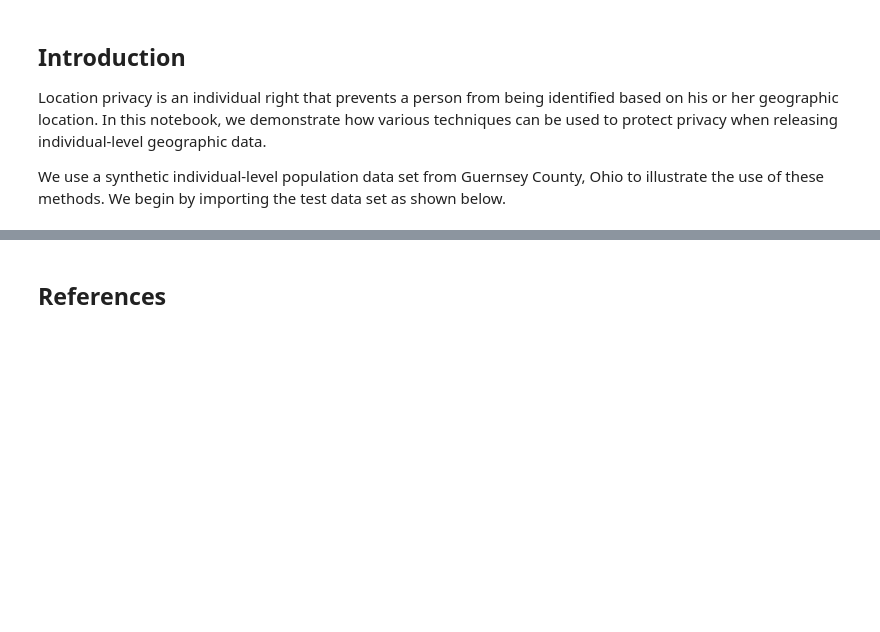
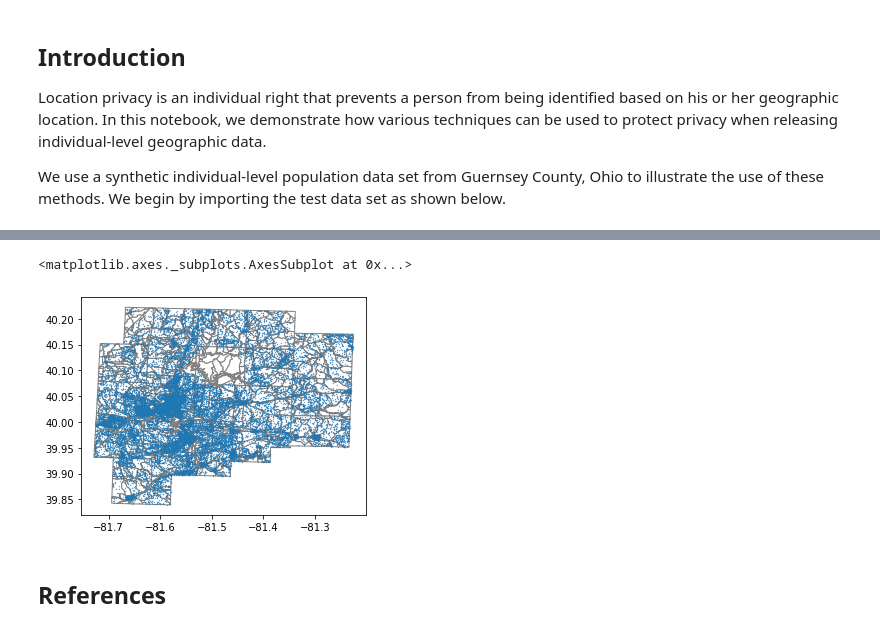
Before and after one commit to linyuehzzz/ucgis-iguide-geoprivacy, a Jupyter notebook: geomasking.ipynb, the cells around one changed output, grey strips where cells are left out. Drawn from its saved outputs; the diff is of its cells as text; code cells hidden in the pictures; blank space fills up the shorter version.

Commit message:
update data generator

```diff
--- a/geomasking.ipynb
+++ b/geomasking.ipynb
@@ -67,3 +35,21 @@ TypeError: unsupported operand type(s) for -: 'str' and 'str'
+# %%
+import pandas as pd
+import geopandas as gpd
+
+filename_poly = 'data/tl_2020_39059_tabblock10.shp'
+poly = gpd.read_file(filename_poly)
+
+filename_df = 'data/guernsey_data.csv'
+df = pd.read_csv(filename_df)
+gdf = gpd.GeoDataFrame(
+    df, geometry=gpd.points_from_xy(x=df.lon, y=df.lat)
+)
+
+base = poly.plot(color='white', edgecolor='grey')
+gdf.plot(ax=base, markersize=0.1)
+# %% [output]
+<matplotlib.axes._subplots.AxesSubplot at 0x...>
+[figure, added]
 # %% [markdown]
 <a id='ref'></a>
 ## References
```
Also changed, not shown: parts of 2 cells of this notebook, 2 other files.
